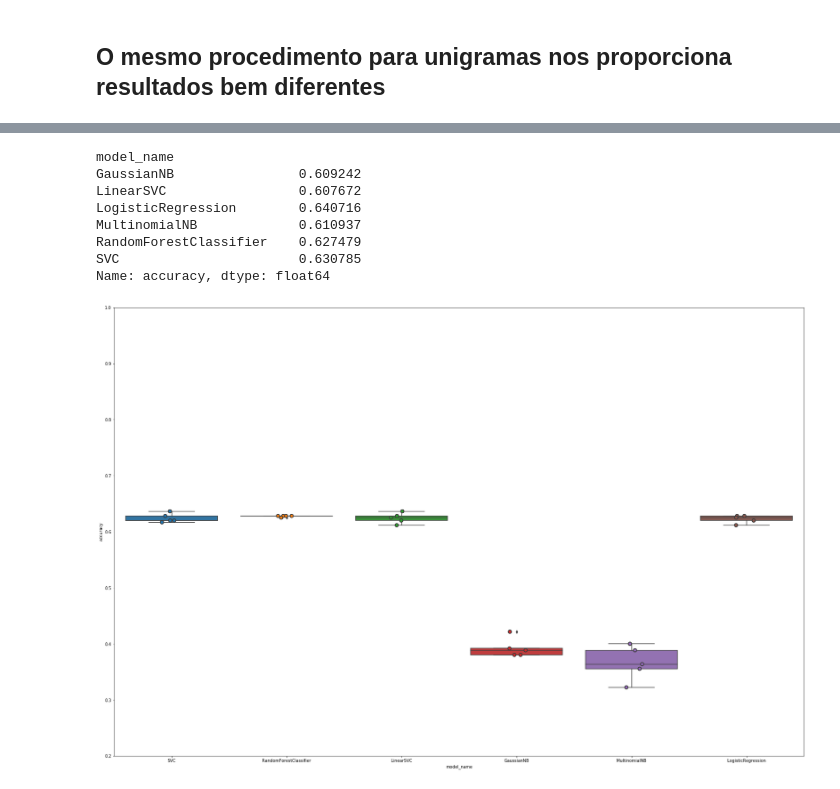
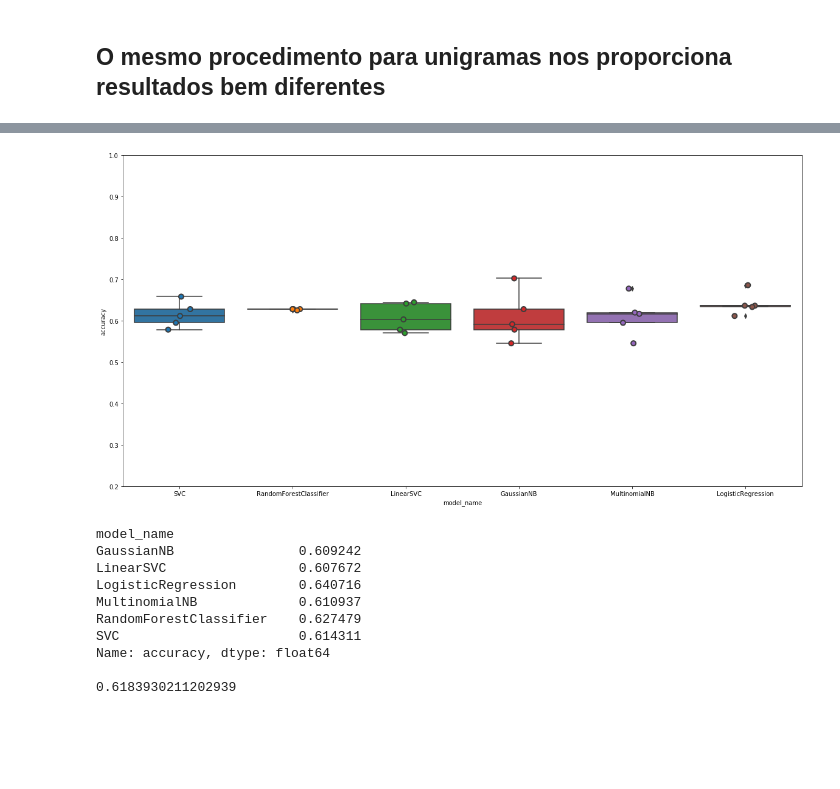
Before and after one commit to lucashelfs/mac0499, a Jupyter notebook: códigos/classificador/Classificador - Final.ipynb, the cells around one changed output, grey strips where cells are left out. Saved outputs shown, nothing was run; the diff lists cells and outputs as text; code cells hidden in the pictures; blank space fills up the shorter version.

```diff
--- a/códigos/classificador/Classificador - Final.ipynb
+++ b/códigos/classificador/Classificador - Final.ipynb
@@ -15,7 +17,7 @@ from statistics import mean
 
 import matplotlib.pyplot as plt
 %matplotlib inline
-plt.rcParams["figure.figsize"] = [30, 20]
+plt.rcParams["figure.figsize"] = [20, 10]
 # %% [markdown]
 # Metodologia utilizada neste notebook
 
@@ -299,76 +411,48 @@ plt.show()
-# %%
-cv_df.groupby('model_name').accuracy.mean()
-# %% [output]
-model_name
-GaussianNB                0.609242
-LinearSVC                 0.607672
-LogisticRegression        0.640716
-MultinomialNB             0.610937
-RandomForestClassifier    0.627479
-SVC                       0.630785
-Name: accuracy, dtype: float64
 # %%
-ngram = 3
-
-vectorizer = CountVectorizer(
-    analyzer = 'word',
-    lowercase = False,
-    stop_words = stopwords,
-    ngram_range=(ngram, ngram)
-)
-
-features = vectorizer.fit_transform(clean_data)
-features_nd = features.toarray()
-
-features = features_nd
-labels = data_labels
-
-X_train, X_test, y_train, y_test = train_test_split(
-        features,
-        labels,
-        test_size=0.3
-)
-
-from sklearn.naive_bayes import MultinomialNB, GaussianNB
-from sklearn.linear_model import LogisticRegression
-from sklearn.ensemble import RandomForestClassifier
-from sklearn.svm import LinearSVC, SVC
-from sklearn.svm import SVC
-
-from sklearn.model_selection import cross_val_score
-
-import matplotlib.pyplot as plt
-
 models = [
-    SVC(kernel='rbf', gamma=2),
+    SVC(kernel='linear', gamma=2),
     RandomForestClassifier(n_estimators=200, max_depth=3, random_state=0),
     LinearSVC(),
     GaussianNB(),
     MultinomialNB(),
     LogisticRegression(random_state=0),
 ]
 
 CV = 5
 cv_df = pd.DataFrame(index=range(CV * len(models)))
 entries = []
 
 for model in models:
     model_name = model.__class__.__name__
     accuracies = cross_val_score(model, features, labels, scoring='accuracy', cv=CV)
     for fold_idx, accuracy in enumerate(accuracies):
         entries.append((model_name, fold_idx, accuracy))
 
 cv_df = pd.DataFrame(entries, columns=['model_name', 'fold_idx', 'accuracy'])
 
 
 import seaborn as sns
 
 sns.boxplot(x='model_name', y='accuracy', data=cv_df)
 sns.stripplot(x='model_name', y='accuracy', data=cv_df,
               size=8, jitter=True, edgecolor="gray", linewidth=2)
 
 axes = plt.gca()
 axes.set_ylim([0.2,1.0])
 plt.show()
+
+print(cv_df.groupby('model_name').accuracy.mean())
+print()
+print(cv_df['accuracy'].mean())
 # %% [output]
-[figure, old version]
+[figure, new version]
+model_name
+GaussianNB                0.609242
+LinearSVC                 0.607672
+LogisticRegression        0.640716
+MultinomialNB             0.610937
+RandomForestClassifier    0.627479
+SVC                       0.614311
+Name: accuracy, dtype: float64
+
+0.6183930211202939
```
Also changed, not shown: parts of 15 cells of this notebook, 1 other file.
